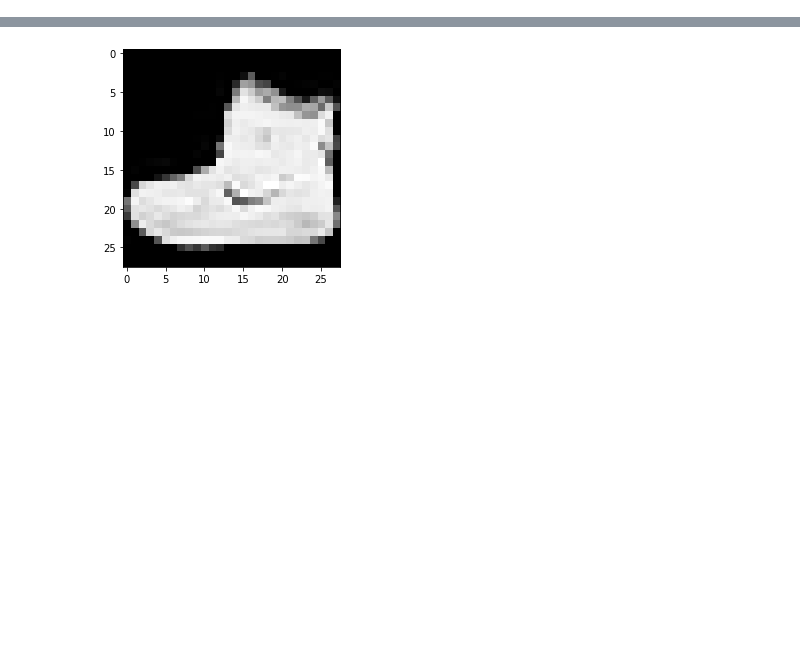
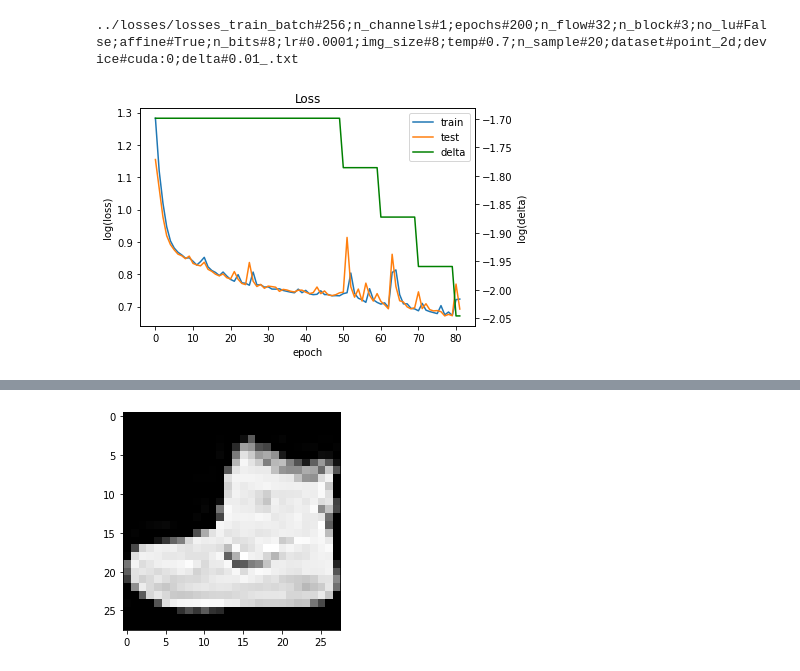
Before and after one commit to rosinality/glow-pytorch, a Jupyter notebook: notebooks/loss_plot.ipynb, the cells around one changed output, grey strips where cells are left out. Cells and saved outputs as stored; diff of their text form; code cells hidden in the pictures; blank space fills up the shorter version.

```diff
--- a/notebooks/loss_plot.ipynb
+++ b/notebooks/loss_plot.ipynb
@@ -27,6 +41,9 @@ def plot_diff_loss(filename, ylim=(0,0.02), start=0, window_length=1000):
         plt.ylim(ylim)
     plt.show()
 # %%
-# for f in sorted(glob.glob("../losses/*")):
-#     print(f)
-#     plot_diff_loss(f, start=0)
+for f in sorted(glob.glob("../losses/*train*0.0001;*")):
+    print(f)
+    plot_loss(f, start=0)
+# %% [output]
+../losses/losses_train_batch#256;n_channels#1;epochs#200;n_flow#32;n_block#3;no_lu#False;affine#True;n_bits#8;lr#0.0001;img_size#8;temp#0.7;n_sample#20;dataset#point_2d;device#cuda:0;delta#0.01_.txt
+[figure, added]
```
Also changed, not shown: parts of 3 cells of this notebook, 11 other files.
